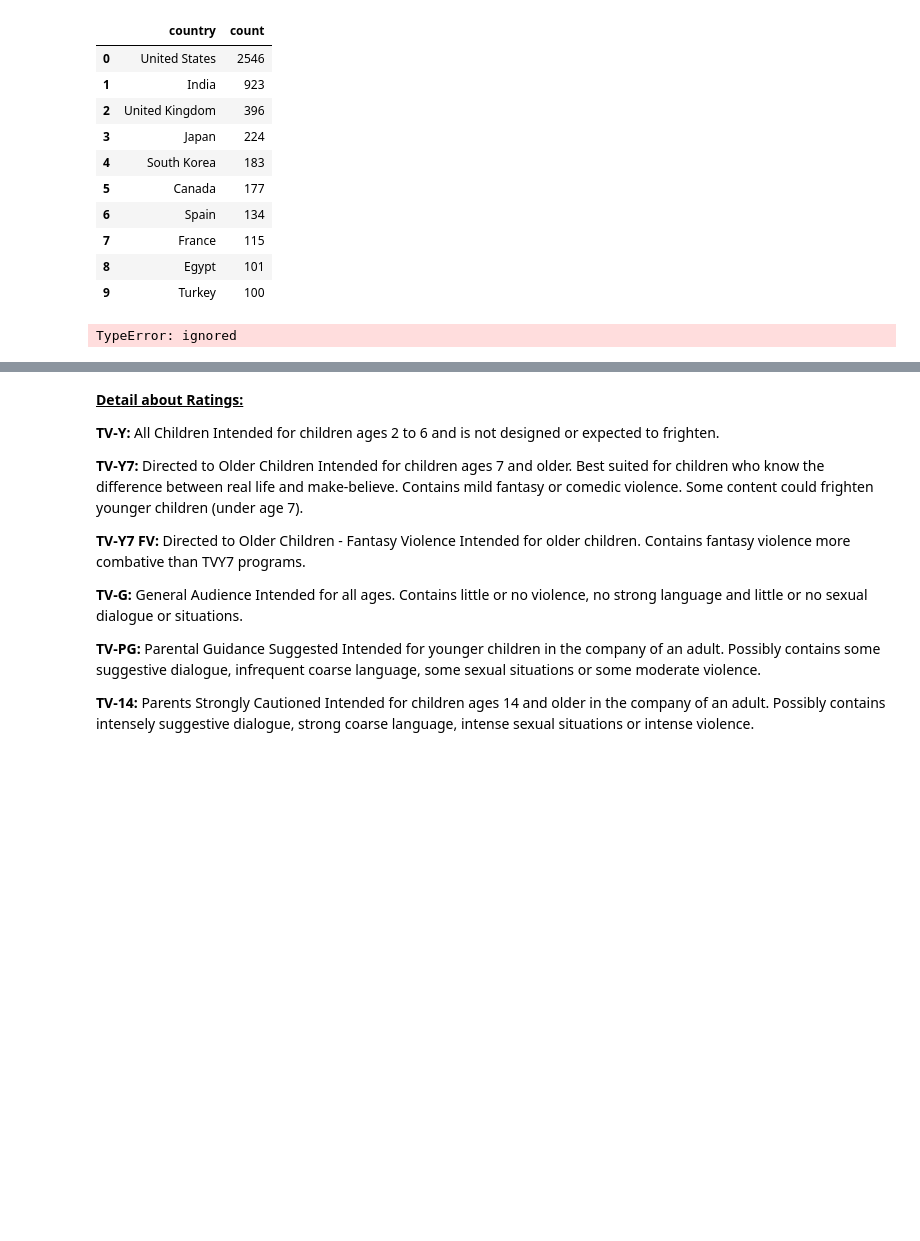
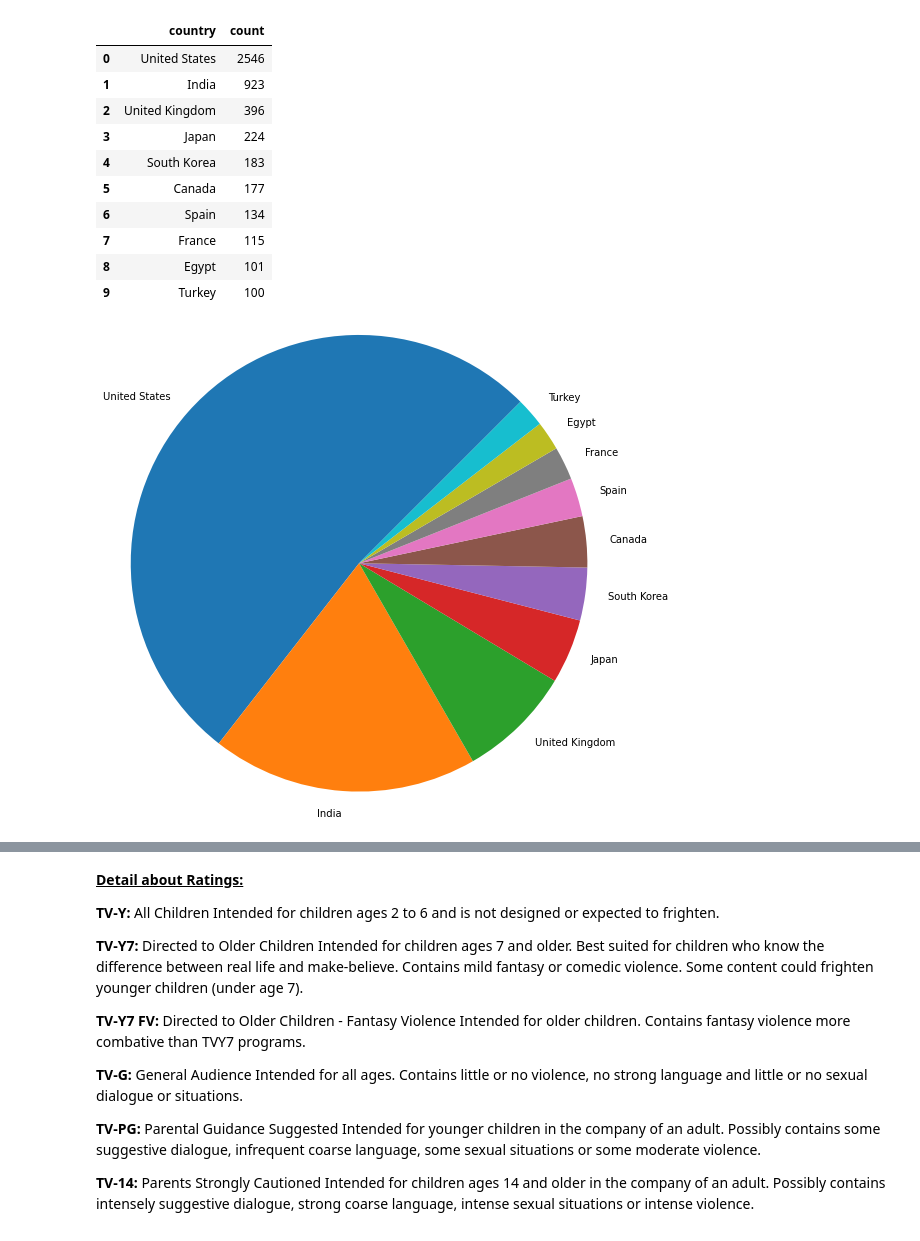
Before and after one commit to smkmohsin/NETFLIX-MOVIES-AND-TV-SHOWS-CLUSTERING, a Jupyter notebook: NETFLIX_MOVIES_AND_TV_SHOWS_CLUSTERING.ipynb, the cells around one changed output, grey strips where cells are left out. Saved outputs shown, nothing was run; the diff lists cells and outputs as text; code cells hidden in the pictures; blank space fills up the shorter version.

```diff
--- a/NETFLIX_MOVIES_AND_TV_SHOWS_CLUSTERING.ipynb
+++ b/NETFLIX_MOVIES_AND_TV_SHOWS_CLUSTERING.ipynb
@@ -210,10 +208,10 @@ top_10_country
 | 8 | Egypt | 101 |
 | 9 | Turkey | 100 |
 # %%
-plt.pie(top_10_country['count'].values, labels=top_10_country['country'], radius=1.8, startangle=45)
+plt.pie(top_10_country['count'].values, labels=top_10_country['country'], radius=1.5, startangle=45)
 plt.show()
 # %% [output]
-TypeError: ignored
+[figure, added]
 # %%
 ratings_count = dataset[['rating','type']].value_counts().reset_index().rename(columns={0: 'count'})
 ratings_count
```
Also changed, not shown: parts of 11 cells of this notebook.
